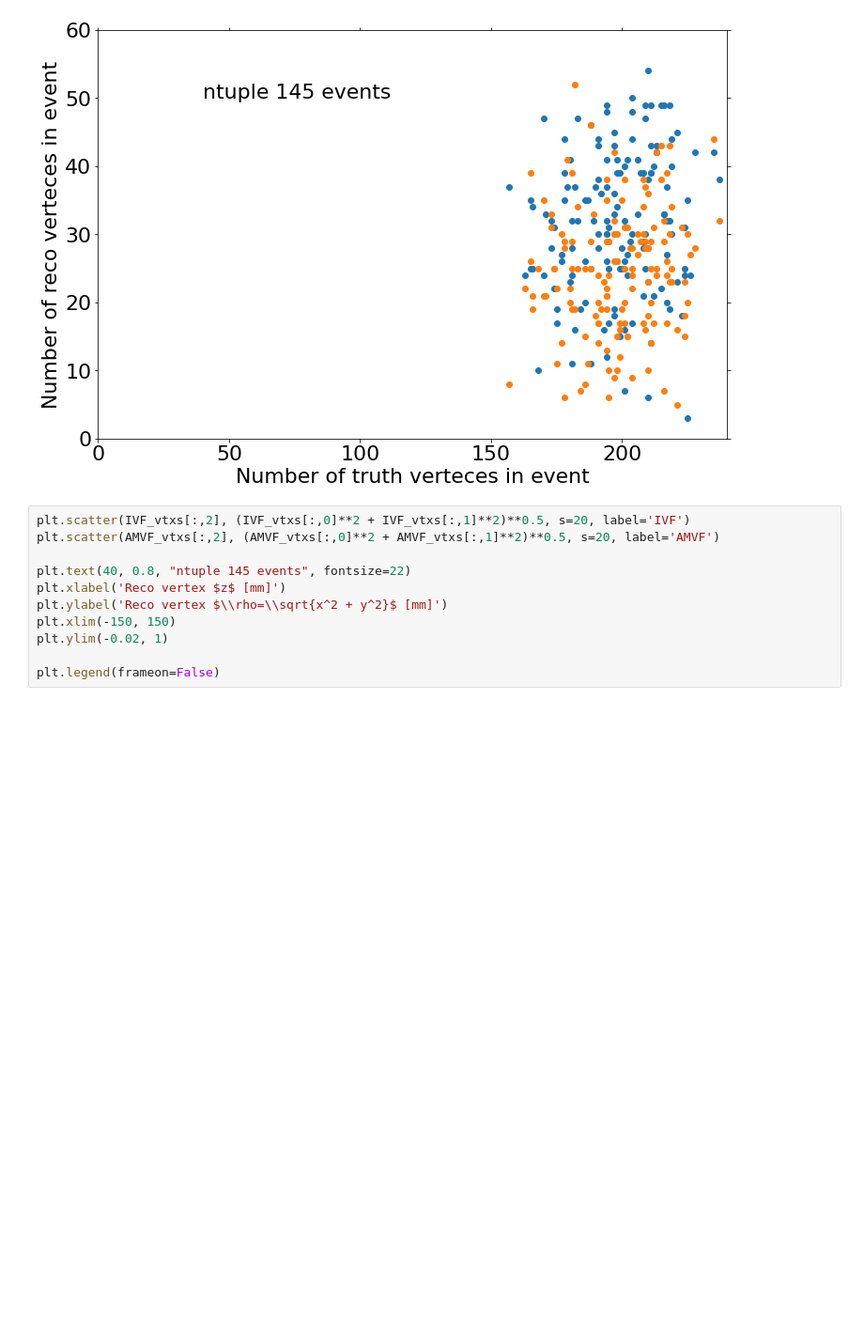
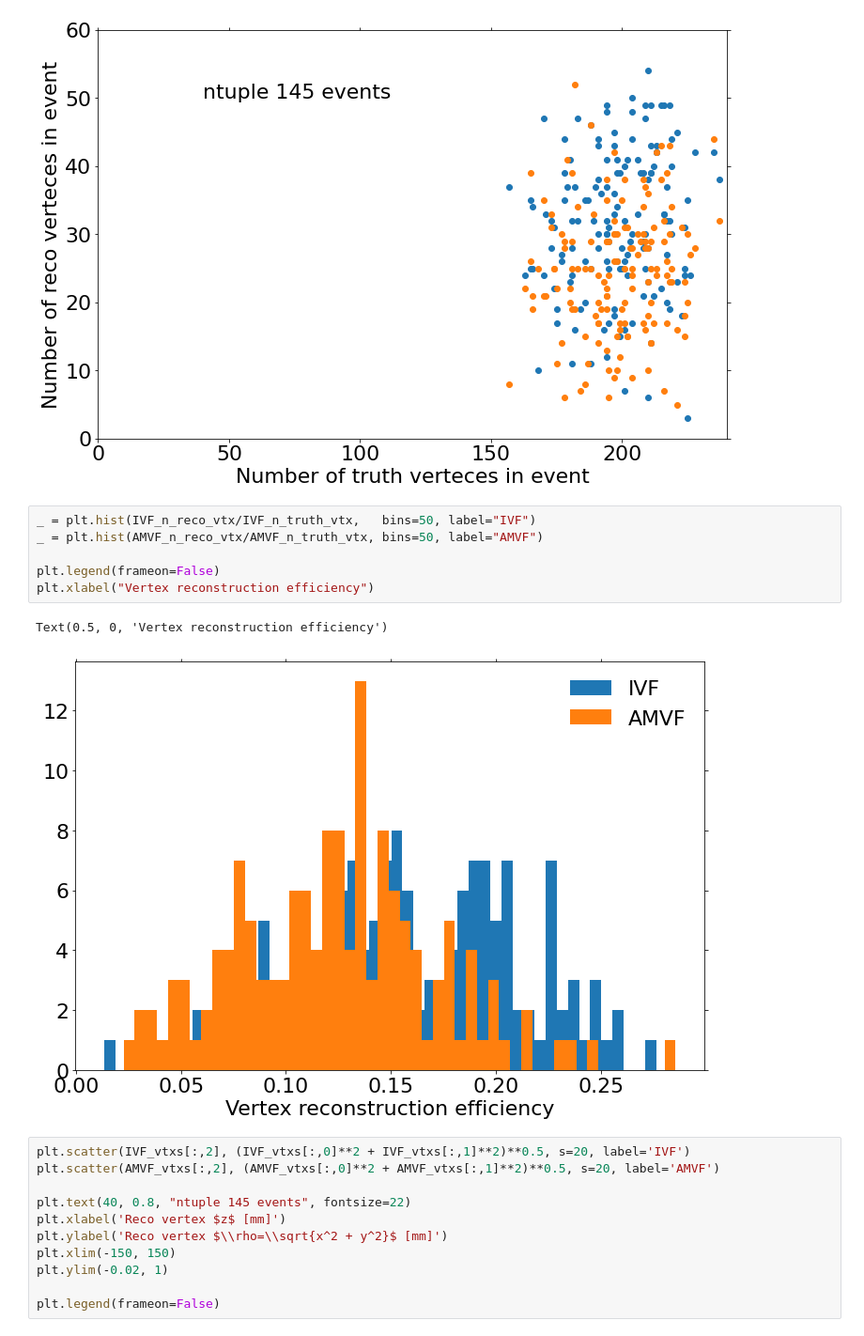
Before and after one commit to ttlindkvist/ttlindkvistACTS, a Jupyter notebook: Testing/vertexing_visualizer.ipynb, the cells around one changed output. Shown at 94% size. Cells and saved outputs as stored; diff of their text form; blank space fills up the shorter version.

```diff
--- a/Testing/vertexing_visualizer.ipynb
+++ b/Testing/vertexing_visualizer.ipynb
@@ -48,6 +48,15 @@ plt.ylim(0, 60)
 # %% [output]
 (0.0, 60.0)
 [figure]
+# %%
+_ = plt.hist(IVF_n_reco_vtx/IVF_n_truth_vtx,   bins=50, label="IVF")
+_ = plt.hist(AMVF_n_reco_vtx/AMVF_n_truth_vtx, bins=50, label="AMVF")
+
+plt.legend(frameon=False)
+plt.xlabel("Vertex reconstruction efficiency")
+# %% [output]
+Text(0.5, 0, 'Vertex reconstruction efficiency')
+[figure, added]
 # %%
 plt.scatter(IVF_vtxs[:,2], (IVF_vtxs[:,0]**2 + IVF_vtxs[:,1]**2)**0.5, s=20, label='IVF')
 plt.scatter(AMVF_vtxs[:,2], (AMVF_vtxs[:,0]**2 + AMVF_vtxs[:,1]**2)**0.5, s=20, label='AMVF')
```
Also changed, not shown: parts of 1 cell of this notebook, 3 other files.
